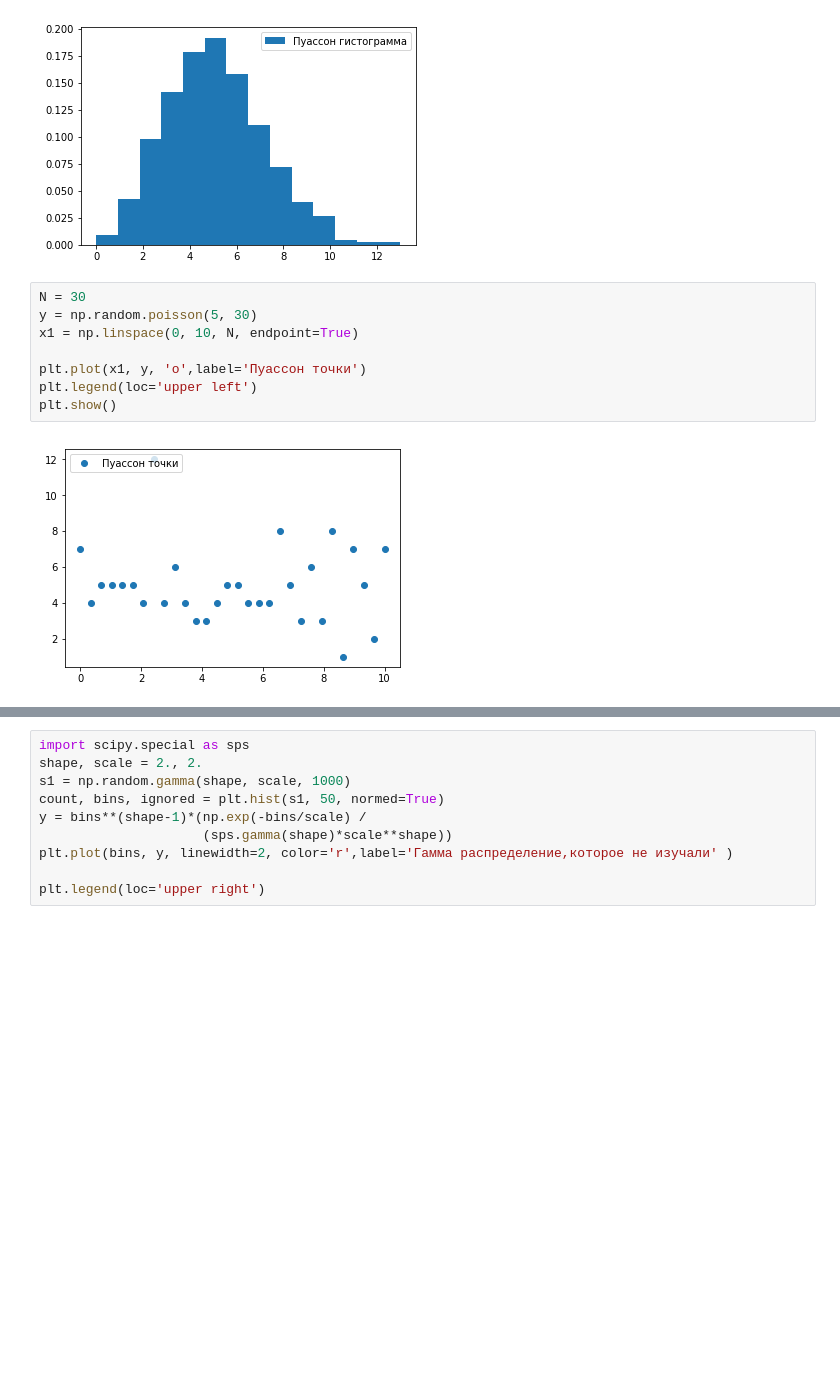
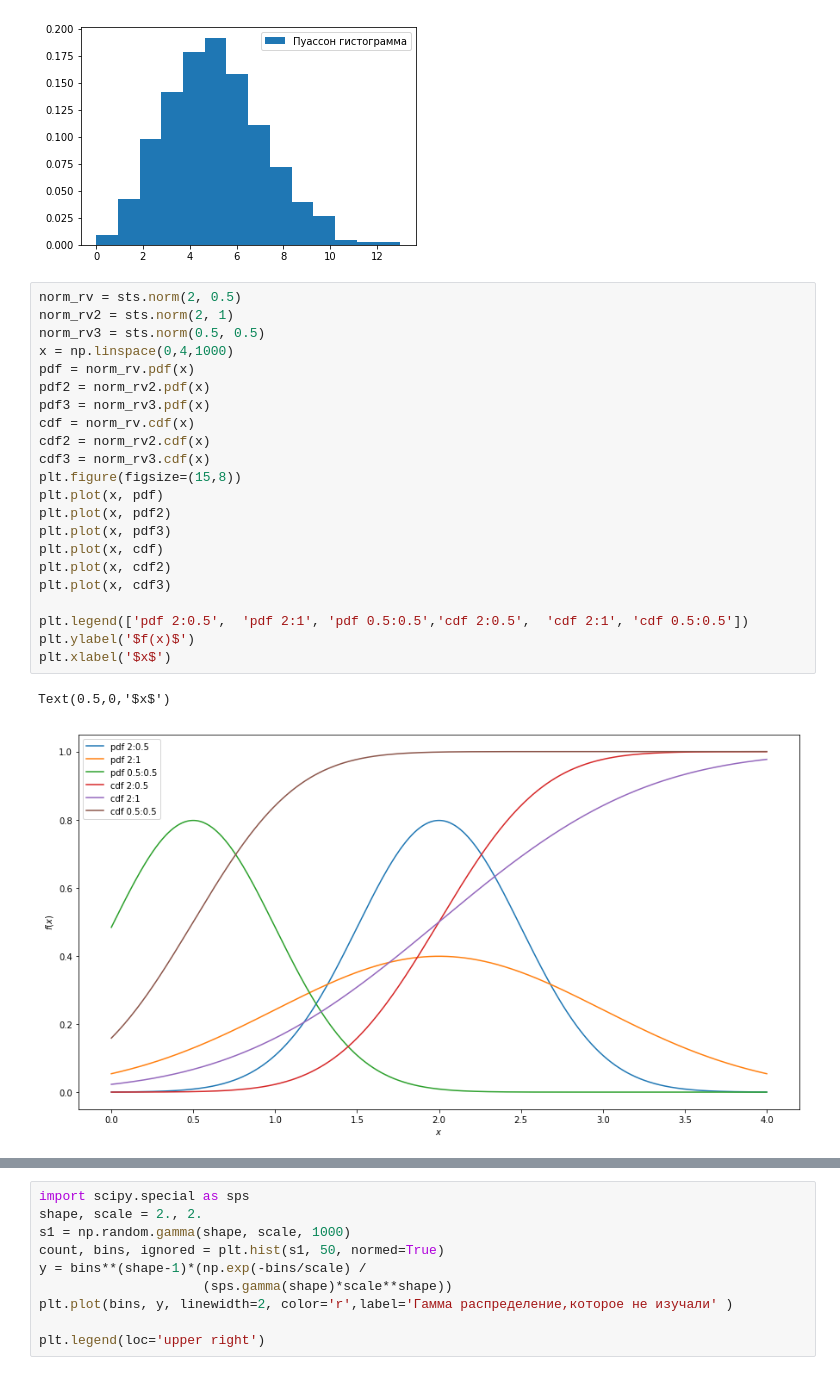
Before and after one commit to dsemen/netology, a Jupyter notebook: distr_graphics.ipynb, the cells around one changed output, grey strips where cells are left out. Drawn from its saved outputs; the diff is of its cells as text; blank space fills up the shorter version.

```diff
--- a/distr_graphics.ipynb
+++ b/distr_graphics.ipynb
@@ -12,16 +12,31 @@ plt.legend(loc='upper right')
 # %% [output]
 <matplotlib.legend.Legend at 0x...>
 [figure]
-# %%
-N = 30
-y = np.random.poisson(5, 30)
-x1 = np.linspace(0, 10, N, endpoint=True)
-
-plt.plot(x1, y, 'o',label='Пуассон точки')
-plt.legend(loc='upper left')
-plt.show()
-# %% [output]
-[figure, removed]
+# %%
+norm_rv = sts.norm(2, 0.5)
+norm_rv2 = sts.norm(2, 1)
+norm_rv3 = sts.norm(0.5, 0.5)
+x = np.linspace(0,4,1000)
+pdf = norm_rv.pdf(x)
+pdf2 = norm_rv2.pdf(x)
+pdf3 = norm_rv3.pdf(x)
+cdf = norm_rv.cdf(x)
+cdf2 = norm_rv2.cdf(x)
+cdf3 = norm_rv3.cdf(x)
+plt.figure(figsize=(15,8))
+plt.plot(x, pdf)
+plt.plot(x, pdf2)
+plt.plot(x, pdf3)
+plt.plot(x, cdf)
+plt.plot(x, cdf2)
+plt.plot(x, cdf3)
+
+plt.legend(['pdf 2:0.5',  'pdf 2:1', 'pdf 0.5:0.5','cdf 2:0.5',  'cdf 2:1', 'cdf 0.5:0.5'])
+plt.ylabel('$f(x)$')
+plt.xlabel('$x$')
+# %% [output]
+Text(0.5,0,'$x$')
+[figure, added]
 # %%
 random_val = sts.expon(3)
 random_val1 = sts.expon(6)
```
Also changed, not shown: parts of 2 cells of this notebook.
